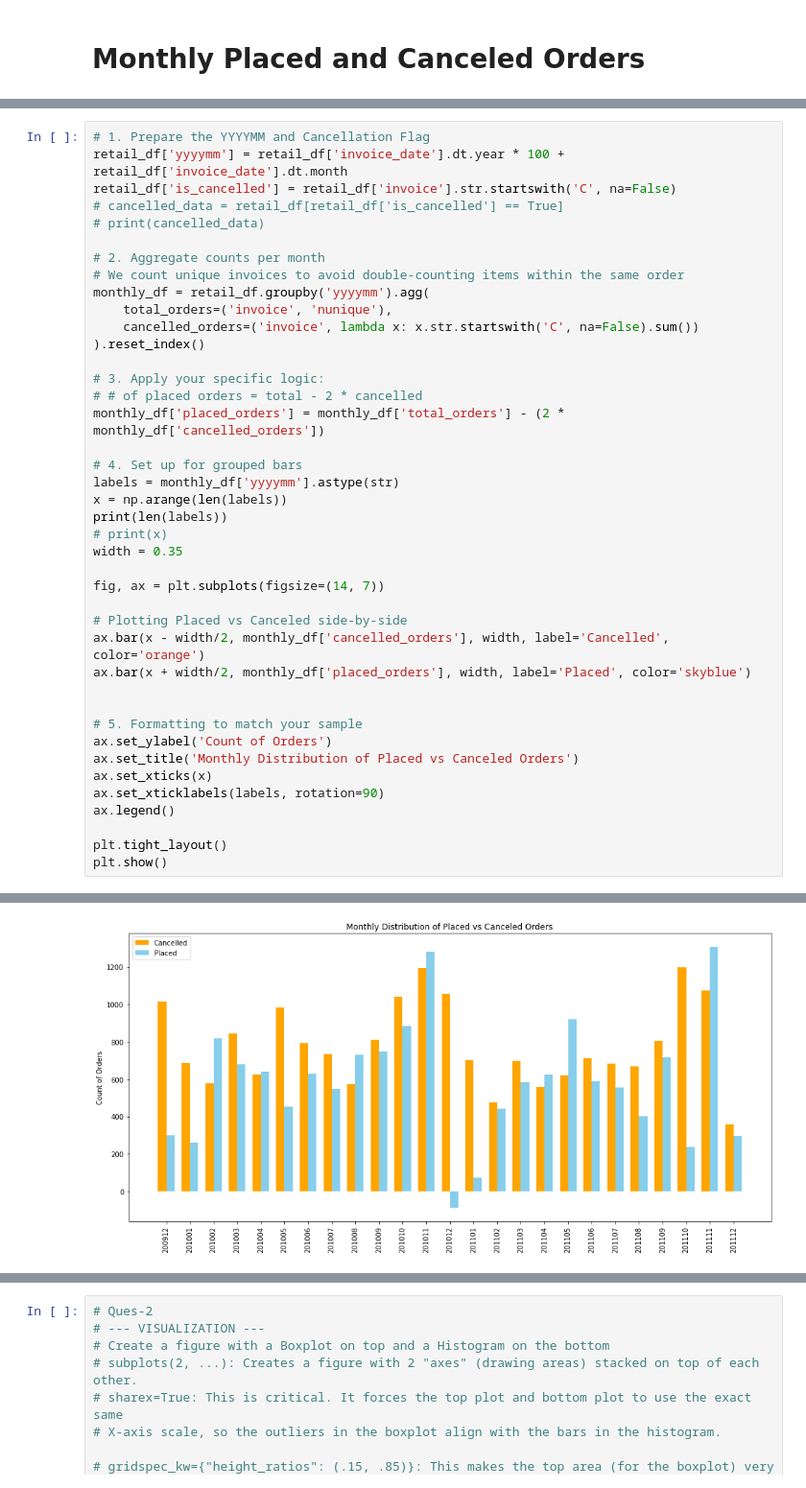
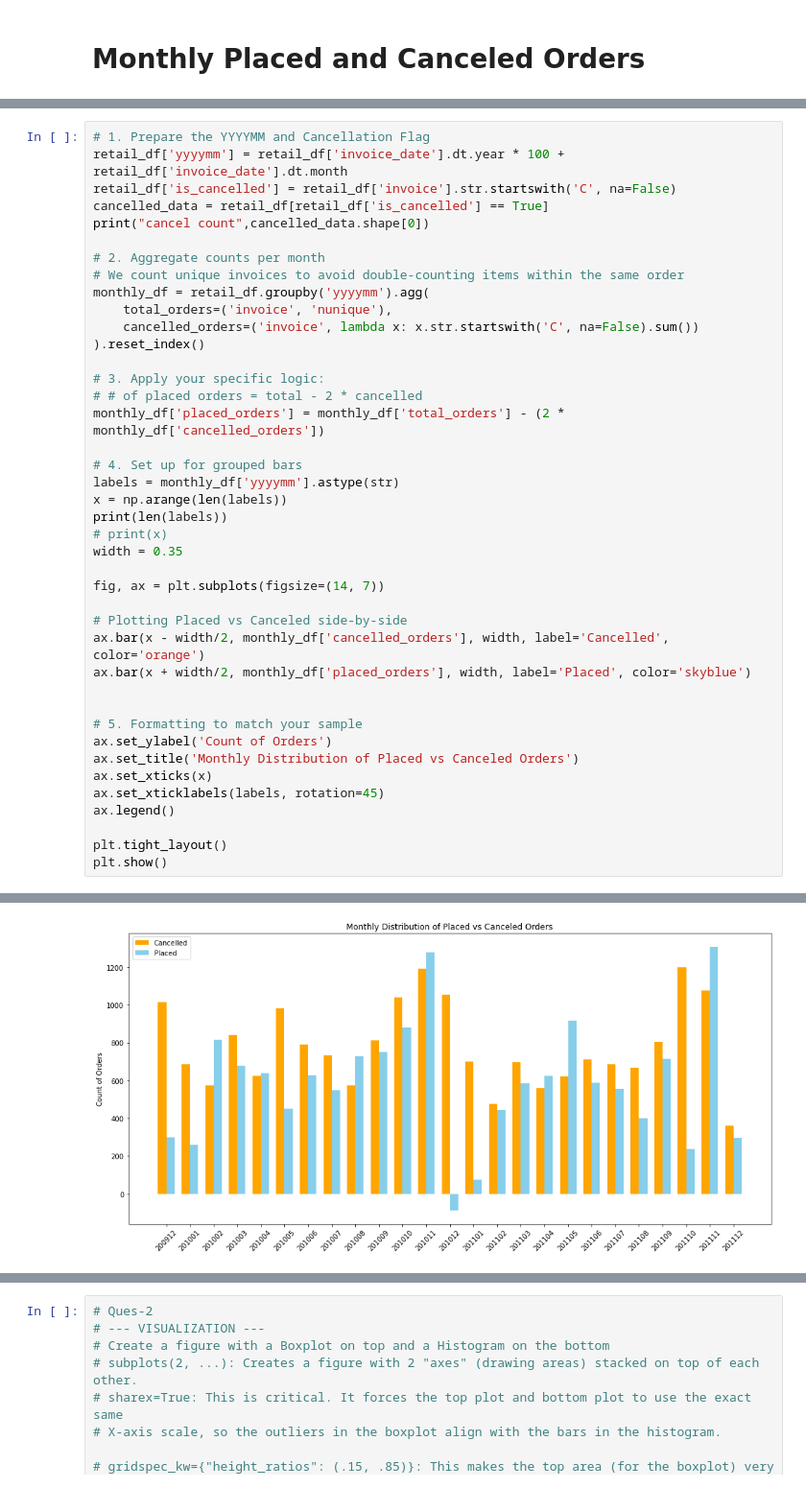
Before and after one commit to jarviscanada/jarvis_data_eng_SumikshTrehan, a Jupyter notebook: python_data_analytics/retail_data_analytics_wrangling.ipynb, the cells around one changed output, grey strips where cells are left out. Shown at 96% size. Saved outputs shown, nothing was run; the diff lists cells and outputs as text.

```diff
--- a/python_data_analytics/retail_data_analytics_wrangling.ipynb
+++ b/python_data_analytics/retail_data_analytics_wrangling.ipynb
@@ -221,8 +223,8 @@ dtype: object
 # 1. Prepare the YYYYMM and Cancellation Flag
 retail_df['yyyymm'] = retail_df['invoice_date'].dt.year * 100 + retail_df['invoice_date'].dt.month
 retail_df['is_cancelled'] = retail_df['invoice'].str.startswith('C', na=False)
-# cancelled_data = retail_df[retail_df['is_cancelled'] == True]
-# print(cancelled_data)
+cancelled_data = retail_df[retail_df['is_cancelled'] == True]
+print("cancel count",cancelled_data.shape[0])
 
 # 2. Aggregate counts per month
 # We count unique invoices to avoid double-counting items within the same order
@@ -253,7 +255,7 @@ ax.bar(x + width/2, monthly_df['placed_orders'], width, label='Placed', color='s
 ax.set_ylabel('Count of Orders')
 ax.set_title('Monthly Distribution of Placed vs Canceled Orders')
 ax.set_xticks(x)
-ax.set_xticklabels(labels, rotation=90)
+ax.set_xticklabels(labels, rotation=45)
 ax.legend()
 
 plt.tight_layout()
@@ -265,4 +266,4 @@ plt.show()
-[figure, old version]
+[figure, new version]
 [interactive output not drawn]
 # %%
 #Ques-1
```
Also changed, not shown: parts of 4 cells of this notebook.
